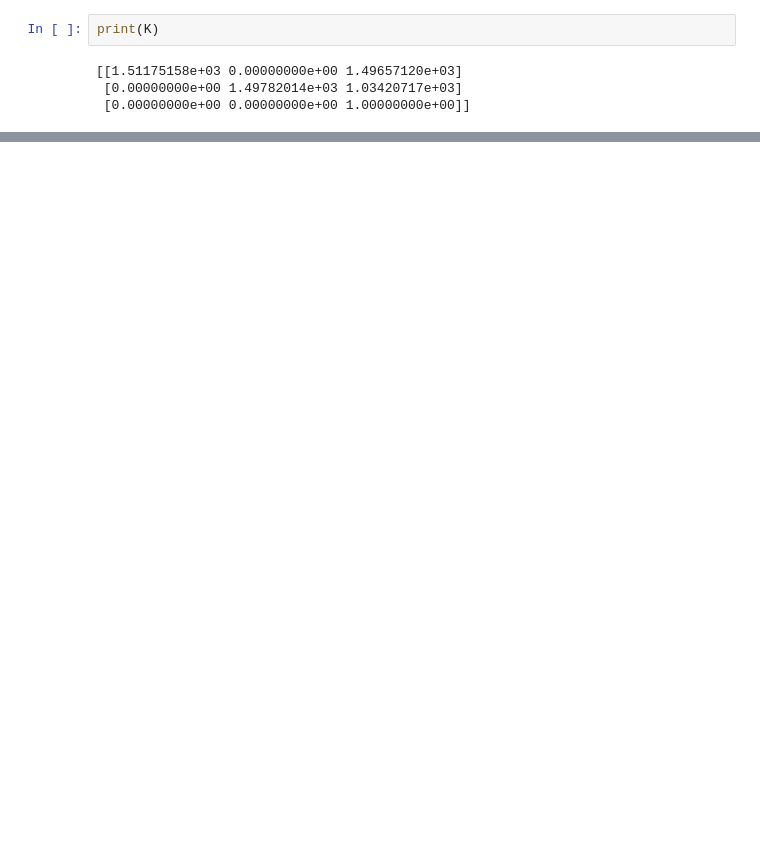
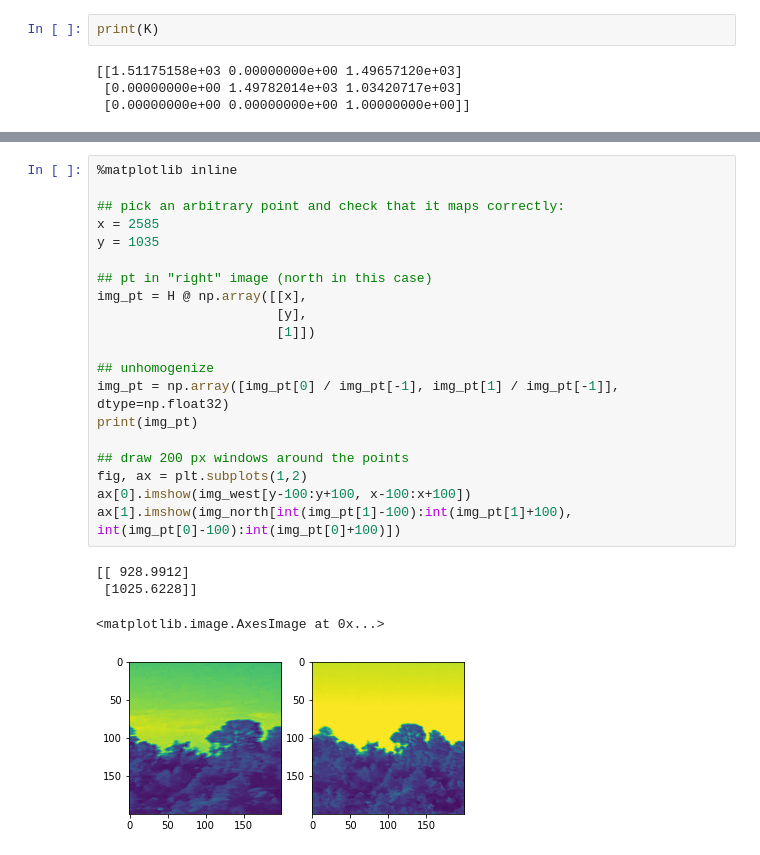
Before and after one commit to inealey/cse273_project, a Jupyter notebook: calibration/calibrate.ipynb, the cells around one changed output, grey strips where cells are left out. Cells and saved outputs as stored; diff of their text form; blank space fills up the shorter version.

```diff
--- a/calibration/calibrate.ipynb
+++ b/calibration/calibrate.ipynb
@@ -198,0 +214,25 @@ print(2.52129043e+06)
+# %%
+%matplotlib inline
+
+## pick an arbitrary point and check that it maps correctly:
+x = 2585
+y = 1035
+
+## pt in "right" image (north in this case)
+img_pt = H @ np.array([[x],
+                       [y],
+                       [1]])
+
+## unhomogenize
+img_pt = np.array([img_pt[0] / img_pt[-1], img_pt[1] / img_pt[-1]], dtype=np.float32)
+print(img_pt)
+
+## draw 200 px windows around the points
+fig, ax = plt.subplots(1,2)
+ax[0].imshow(img_west[y-100:y+100, x-100:x+100])
+ax[1].imshow(img_north[int(img_pt[1]-100):int(img_pt[1]+100), int(img_pt[0]-100):int(img_pt[0]+100)])
+# %% [output]
+[[ 928.9912]
+ [1025.6228]]
+<matplotlib.image.AxesImage at 0x...>
+[figure, added]
```
Also changed, not shown: parts of 29 cells of this notebook, 4 other files.
